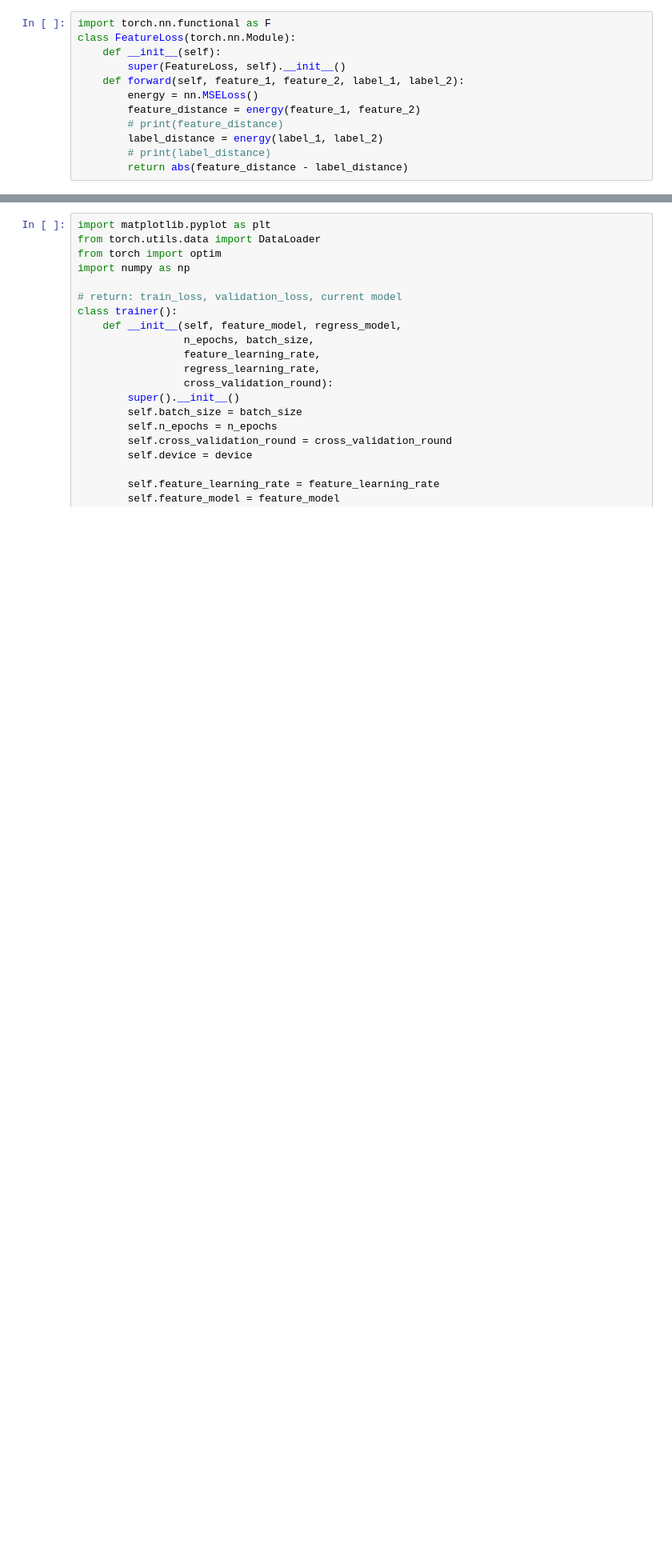
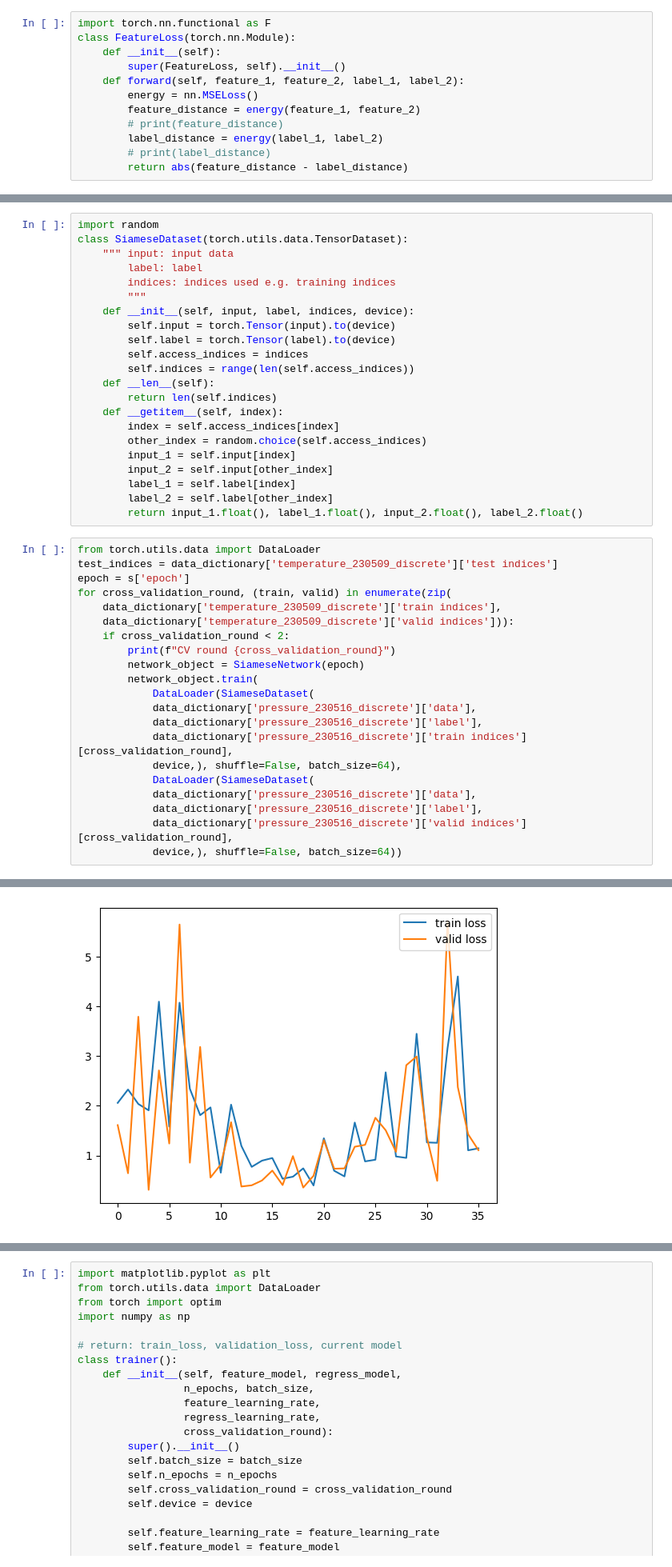
Before and after one commit to JasonLiu2024/Meta-Learning, a Jupyter notebook: CV_siamese_v4.ipynb, the cells around one changed output, grey strips where cells are left out. Shown at 80% size. Saved outputs shown, nothing was run; the diff lists cells and outputs as text; blank space fills up the shorter version.

Commit message:
trained siamese network!

```diff
--- a/CV_siamese_v4.ipynb
+++ b/CV_siamese_v4.ipynb
@@ -437,0 +432,44 @@ class Network:
+# %%
+import random
+class SiameseDataset(torch.utils.data.TensorDataset):
+    """ input: input data
+        label: label
+        indices: indices used e.g. training indices
+        """
+    def __init__(self, input, label, indices, device):
+        self.input = torch.Tensor(input).to(device)
+        self.label = torch.Tensor(label).to(device)
+        self.access_indices = indices
+        self.indices = range(len(self.access_indices))
+    def __len__(self):
+        return len(self.indices)
+    def __getitem__(self, index):
+        index = self.access_indices[index]
+        other_index = random.choice(self.access_indices)
+        input_1 = self.input[index]
+        input_2 = self.input[other_index]
+        label_1 = self.label[index]
+        label_2 = self.label[other_index]
+        return input_1.float(), label_1.float(), input_2.float(), label_2.float()
+# %%
+from torch.utils.data import DataLoader
+test_indices = data_dictionary['temperature_230509_discrete']['test indices']
+epoch = s['epoch']
+for cross_validation_round, (train, valid) in enumerate(zip(
+    data_dictionary['temperature_230509_discrete']['train indices'],
+    data_dictionary['temperature_230509_discrete']['valid indices'])):
+    if cross_validation_round < 2:
+        print(f"CV round {cross_validation_round}")
+        network_object = SiameseNetwork(epoch)
+        network_object.train(
+            DataLoader(SiameseDataset(
+            data_dictionary['pressure_230516_discrete']['data'],
+            data_dictionary['pressure_230516_discrete']['label'],
+            data_dictionary['pressure_230516_discrete']['train indices'][cross_validation_round],
+            device,), shuffle=False, batch_size=64),
+            DataLoader(SiameseDataset(
+            data_dictionary['pressure_230516_discrete']['data'],
+            data_dictionary['pressure_230516_discrete']['label'],
+            data_dictionary['pressure_230516_discrete']['valid indices'][cross_validation_round],
+            device,), shuffle=False, batch_size=64))
+# %% [output]
@@ -437,0 +479 @@ class Network:
+[figure, added]
```
Also changed, not shown: parts of 11 cells of this notebook, 1 other file.
